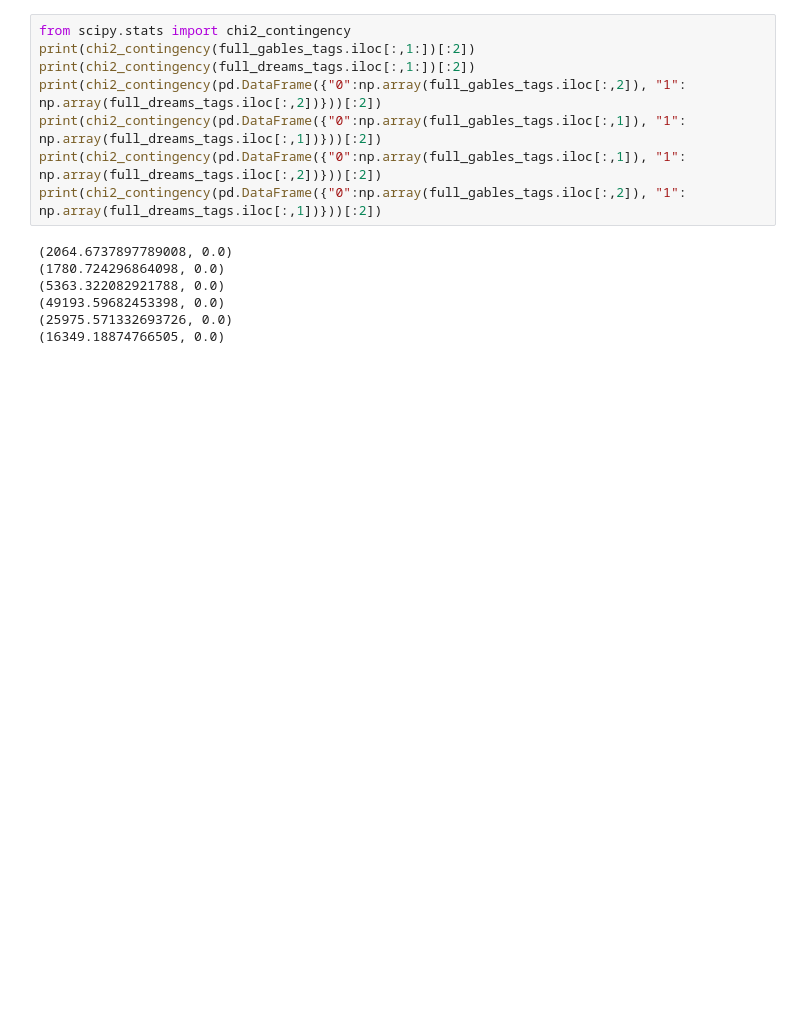
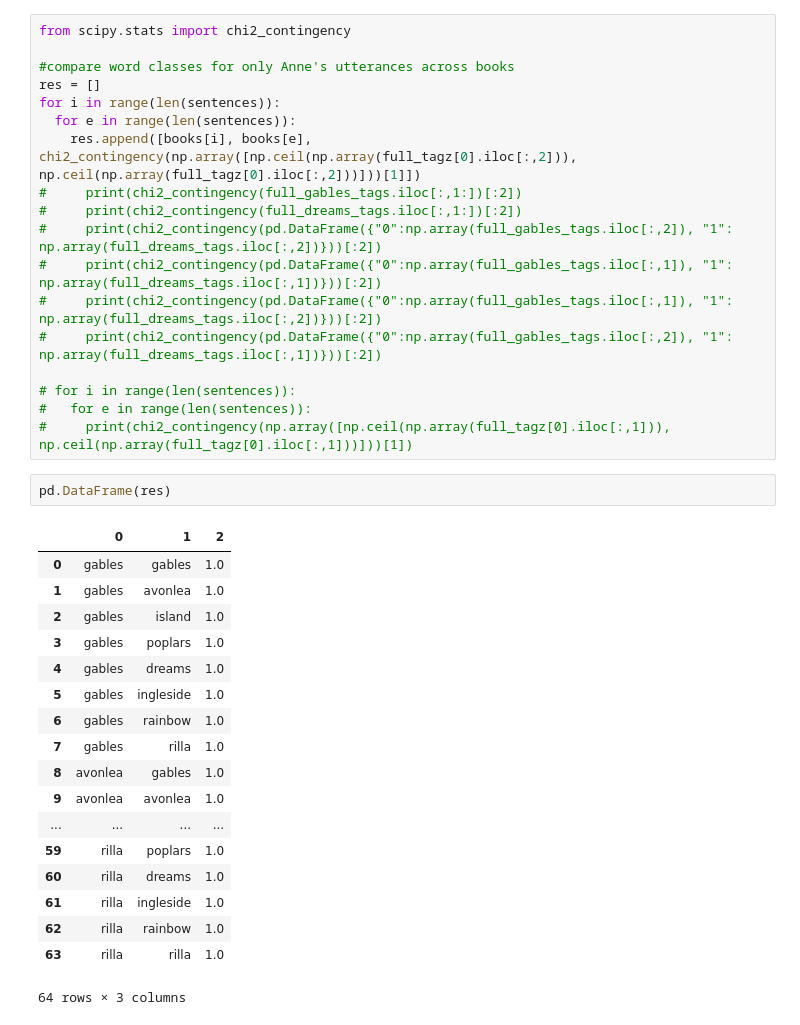
Before and after one commit to nicolenair/Capstone, a Jupyter notebook: Capstone_LL_experiment.ipynb, the cells around one changed output. Cells and saved outputs as stored; diff of their text form; blank space fills up the shorter version.

```diff
--- a/Capstone_LL_experiment.ipynb
+++ b/Capstone_LL_experiment.ipynb
@@ -199,15 +330,39 @@ See the caveats in the documentation: http://pandas.pydata.org/pandas-docs/stabl
 # %%
 from scipy.stats import chi2_contingency
-print(chi2_contingency(full_gables_tags.iloc[:,1:])[:2])
-print(chi2_contingency(full_dreams_tags.iloc[:,1:])[:2])
-print(chi2_contingency(pd.DataFrame({"0":np.array(full_gables_tags.iloc[:,2]), "1": np.array(full_dreams_tags.iloc[:,2])}))[:2])
-print(chi2_contingency(pd.DataFrame({"0":np.array(full_gables_tags.iloc[:,1]), "1": np.array(full_dreams_tags.iloc[:,1])}))[:2])
-print(chi2_contingency(pd.DataFrame({"0":np.array(full_gables_tags.iloc[:,1]), "1": np.array(full_dreams_tags.iloc[:,2])}))[:2])
-print(chi2_contingency(pd.DataFrame({"0":np.array(full_gables_tags.iloc[:,2]), "1": np.array(full_dreams_tags.iloc[:,1])}))[:2])
+
+#compare word classes for only Anne's utterances across books
+res = []
+for i in range(len(sentences)):
+  for e in range(len(sentences)):
+    res.append([books[i], books[e], chi2_contingency(np.array([np.ceil(np.array(full_tagz[0].iloc[:,2])), np.ceil(np.array(full_tagz[0].iloc[:,2]))]))[1]])
+#     print(chi2_contingency(full_gables_tags.iloc[:,1:])[:2])
+#     print(chi2_contingency(full_dreams_tags.iloc[:,1:])[:2])
+#     print(chi2_contingency(pd.DataFrame({"0":np.array(full_gables_tags.iloc[:,2]), "1": np.array(full_dreams_tags.iloc[:,2])}))[:2])
+#     print(chi2_contingency(pd.DataFrame({"0":np.array(full_gables_tags.iloc[:,1]), "1": np.array(full_dreams_tags.iloc[:,1])}))[:2])
+#     print(chi2_contingency(pd.DataFrame({"0":np.array(full_gables_tags.iloc[:,1]), "1": np.array(full_dreams_tags.iloc[:,2])}))[:2])
+#     print(chi2_contingency(pd.DataFrame({"0":np.array(full_gables_tags.iloc[:,2]), "1": np.array(full_dreams_tags.iloc[:,1])}))[:2])
+
+# for i in range(len(sentences)):
+#   for e in range(len(sentences)):
+#     print(chi2_contingency(np.array([np.ceil(np.array(full_tagz[0].iloc[:,1])), np.ceil(np.array(full_tagz[0].iloc[:,1]))]))[1])
-# %% [output]
-(2064.6737897789008, 0.0)
-(1780.724296864098, 0.0)
-(5363.322082921788, 0.0)
-(49193.59682453398, 0.0)
-(25975.571332693726, 0.0)
-(16349.18874766505, 0.0)
+# %%
+pd.DataFrame(res)
+# %% [output]
+|  | 0 | 1 | 2 |
+| 0 | gables | gables | 1.0 |
+| 1 | gables | avonlea | 1.0 |
+| 2 | gables | island | 1.0 |
+| 3 | gables | poplars | 1.0 |
+| 4 | gables | dreams | 1.0 |
+| 5 | gables | ingleside | 1.0 |
+| 6 | gables | rainbow | 1.0 |
+| 7 | gables | rilla | 1.0 |
+| 8 | avonlea | gables | 1.0 |
+| 9 | avonlea | avonlea | 1.0 |
+| ... | ... | ... | ... |
+| 59 | rilla | poplars | 1.0 |
+| 60 | rilla | dreams | 1.0 |
+| 61 | rilla | ingleside | 1.0 |
+| 62 | rilla | rainbow | 1.0 |
+| 63 | rilla | rilla | 1.0 |
+64 rows × 3 columns
```
Also changed, not shown: parts of 24 cells of this notebook.
